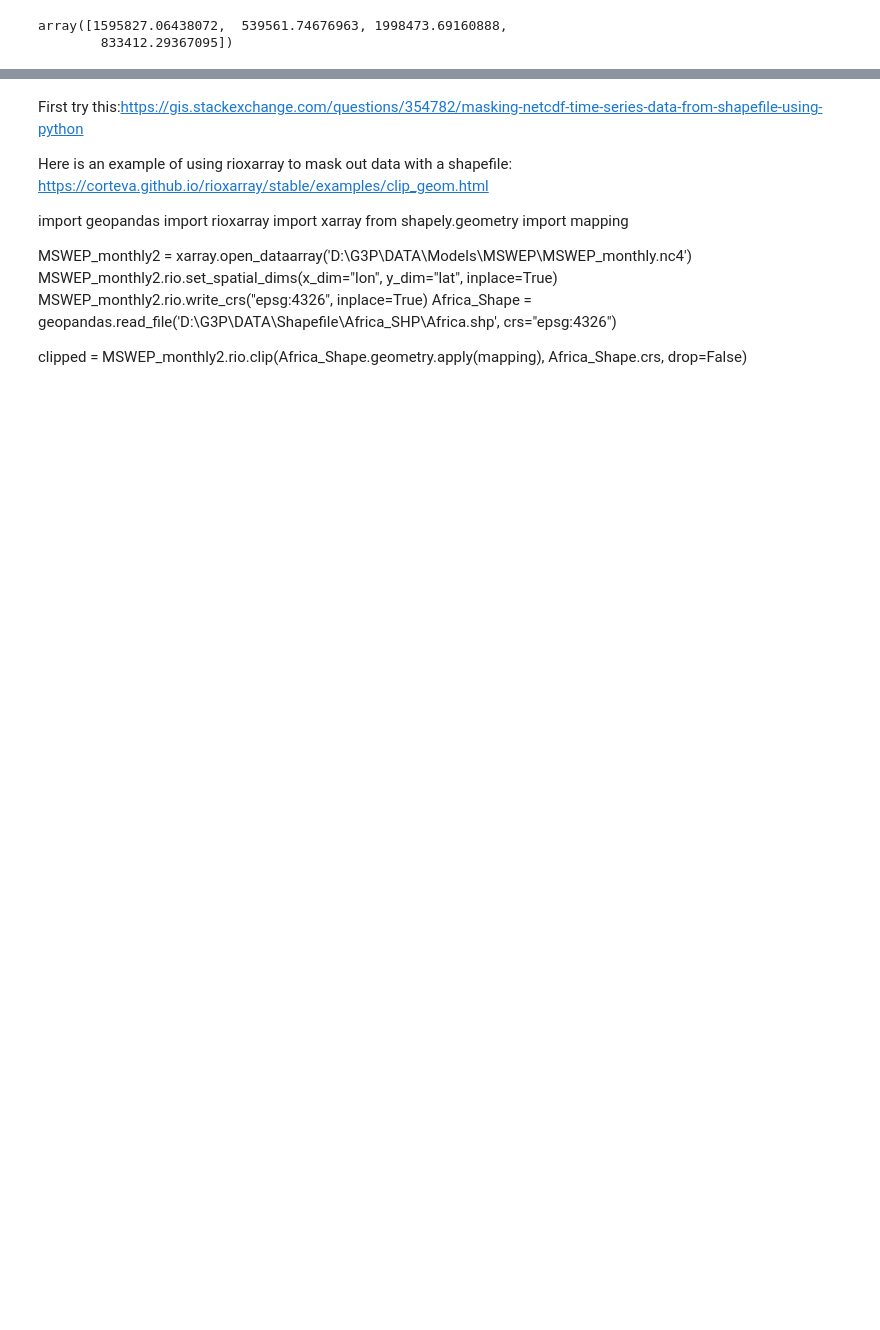
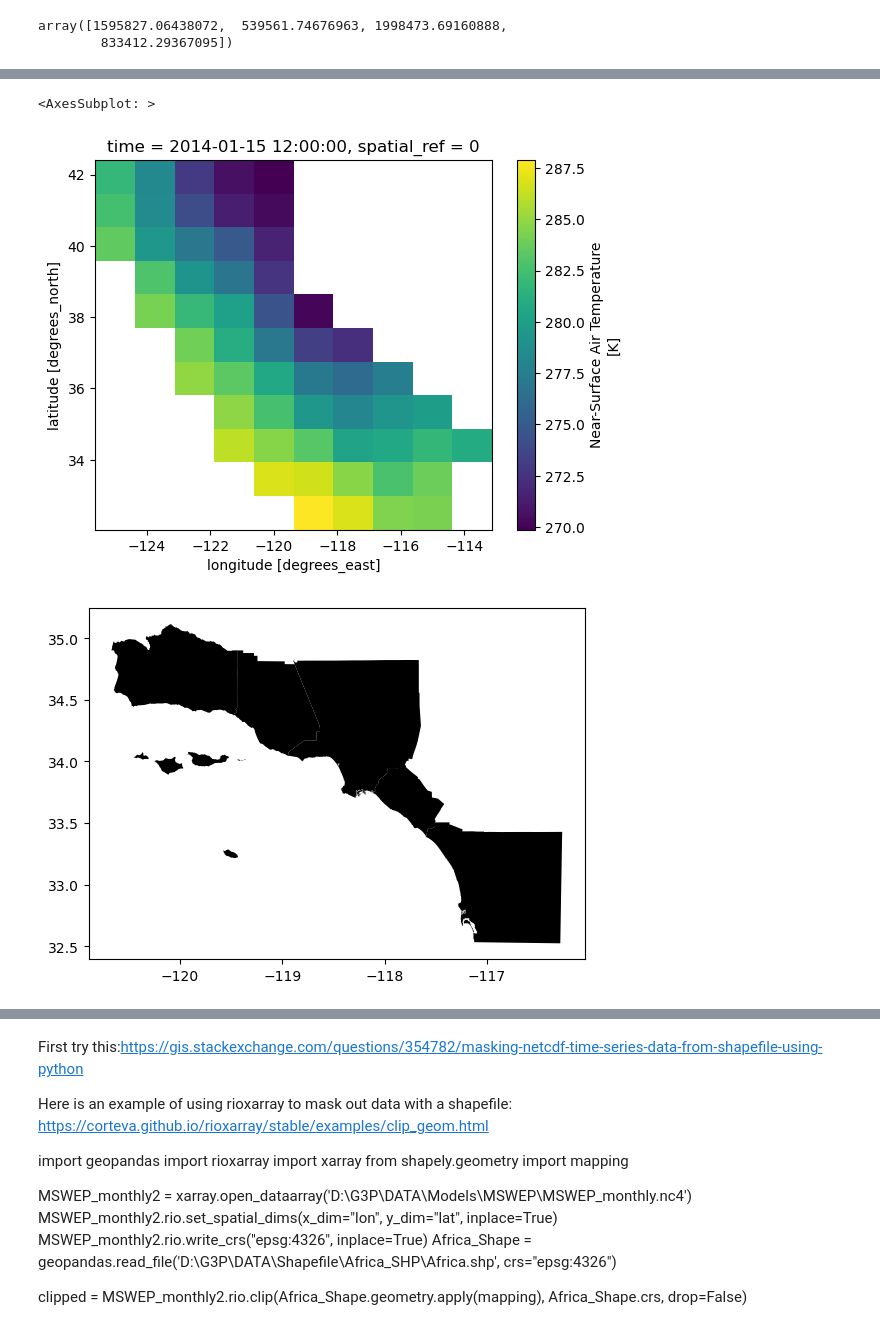
Before and after one commit to JBgeog-ucla/CMIP6-SoCal, a Jupyter notebook: tas.ipynb, the cells around one changed output, grey strips where cells are left out. Saved outputs shown, nothing was run; the diff lists cells and outputs as text; code cells hidden in the pictures; blank space fills up the shorter version.

Commit message:
CA mask
masked one time slice

```diff
--- a/tas.ipynb
+++ b/tas.ipynb
@@ -535,0 +741,2 @@ bight_mask = regionmask.mask_3D_geopandas(bight_counties_aoi,
+# %%
+CA_gdf = CA_gdf.to_crs("EPSG:4326")
@@ -535,0 +755,3 @@ bight_mask = regionmask.mask_3D_geopandas(bight_counties_aoi,
+# %%
+#writing CRS to xarray to match
+tasr4_1950_2014.rio.write_crs('EPSG:4326', inplace=True)
@@ -535,0 +776,4 @@ bight_mask = regionmask.mask_3D_geopandas(bight_counties_aoi,
+# %%
+#lon conversion equation
+tasr4_1950_2014.coords["lon"] = ((tasr4_1950_2014.coords['lon'] + 180) % 360) - 180
+tasr4_1950_2014 = tasr4_1950_2014.sortby(["time", "lat", "lon"])
@@ -535,0 +802,10 @@ bight_mask = regionmask.mask_3D_geopandas(bight_counties_aoi,
+# %%
+#NoDataInBounds: No data found in bounds. Data variable: tas
+#despite converting lon and matching CRS, no data in bounds
+clipped = tasr4_1950_2014.rename(lon="x", lat="y").rio.clip(CA_gdf.geometry.apply(mapping), CA_gdf.crs, all_touched=True)
+
+#clipped = tasr4_1950_2014.rio.clip(CA_gdf.geometry.values, CA_gdf.crs, drop=False, invert=True)
+
+#.mean() is being used to
+#clipped = tasr4_1950_2014.rio.clip(bight_counties_aoi.geometry.apply(mapping),
+                                   #bight_counties_aoi.crs, drop=False, invert=True)#.mean(dim=['lon','lat']).values
@@ -535,0 +821,15 @@ bight_mask = regionmask.mask_3D_geopandas(bight_counties_aoi,
+# %%
+#this actually seems to work
+#however, despite spatial extent correctly
+#lining up with the shapefile extent
+#the netcdf info underlay is likely
+#a different park of the worls
+clipped.sel(time='2014-01-15').plot()
+#23 degree farenheit in SB mtns
+#44 degre farenheit near SD
+
+bight_counties_aoi.plot(color = 'k')
+# %% [output]
+<AxesSubplot: >
+[figure, added]
+[figure, added]
```
Also changed, not shown: parts of 70 cells of this notebook, 2 other files.
